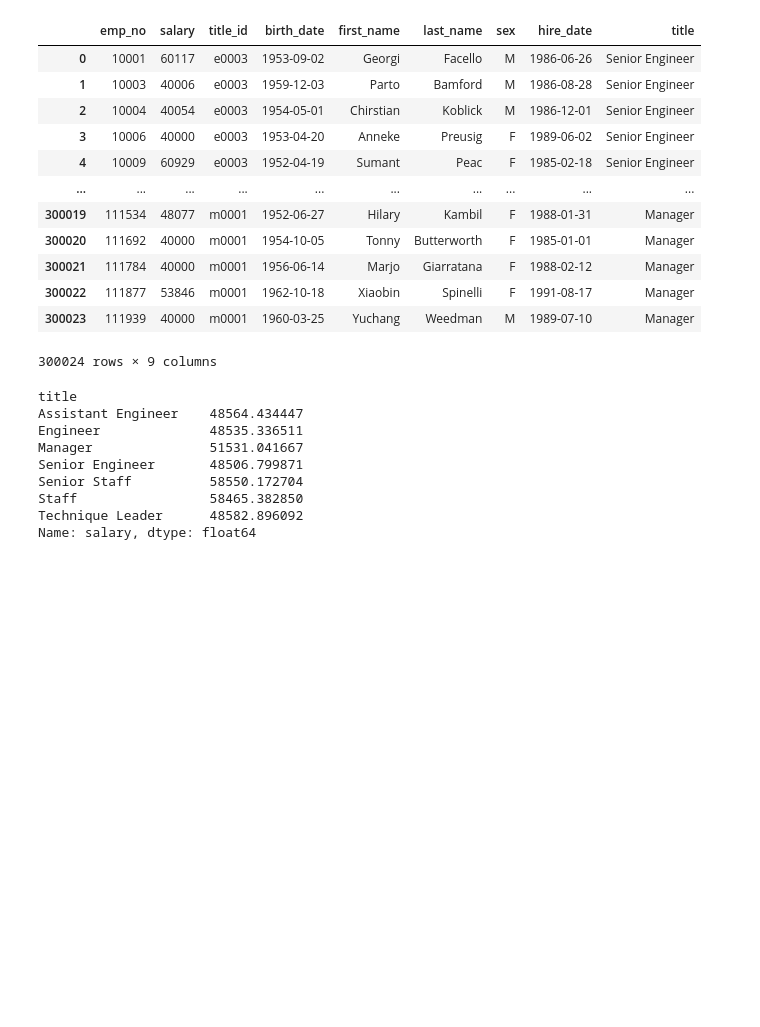
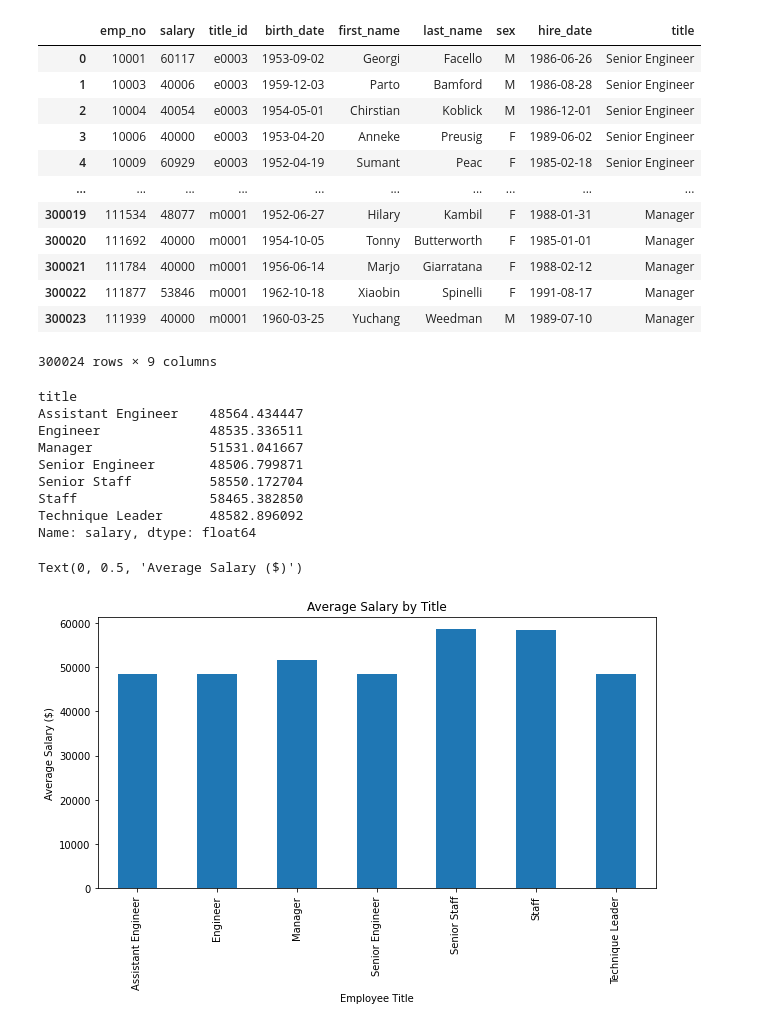
Before and after one commit to sjuarez382/UCI_Homework_Serafin, a Jupyter notebook: sql-challenge/EmployeeSQL/Bonus_challenge.ipynb, the cells around one changed output. Cells and saved outputs as stored; diff of their text form; code cells hidden in the pictures; blank space fills up the shorter version.

Commit message:
average salaries final

```diff
--- a/sql-challenge/EmployeeSQL/Bonus_challenge.ipynb
+++ b/sql-challenge/EmployeeSQL/Bonus_challenge.ipynb
@@ -101,3 +101,12 @@ Senior Staff          58550.172704
 Staff                 58465.382850
 Technique Leader      48582.896092
 Name: salary, dtype: float64
+# %%
+#bar chart of average salaries by title
+avg_salary.plot(kind='bar', figsize= (10,5))
+plt.title("Average Salary by Title")
+plt.xlabel("Employee Title")
+plt.ylabel("Average Salary ($)")
+# %% [output]
+Text(0, 0.5, 'Average Salary ($)')
+[figure, added]
```
